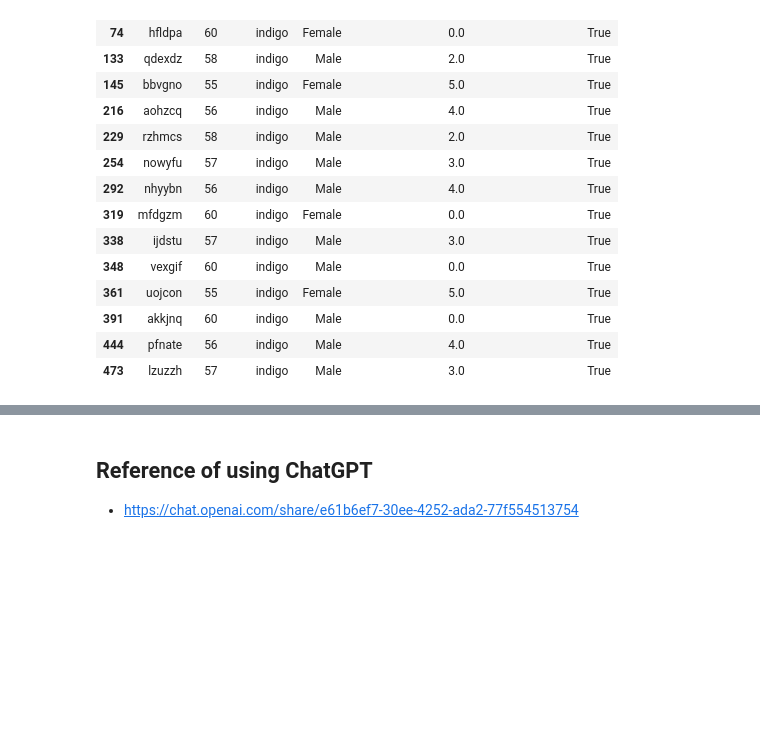
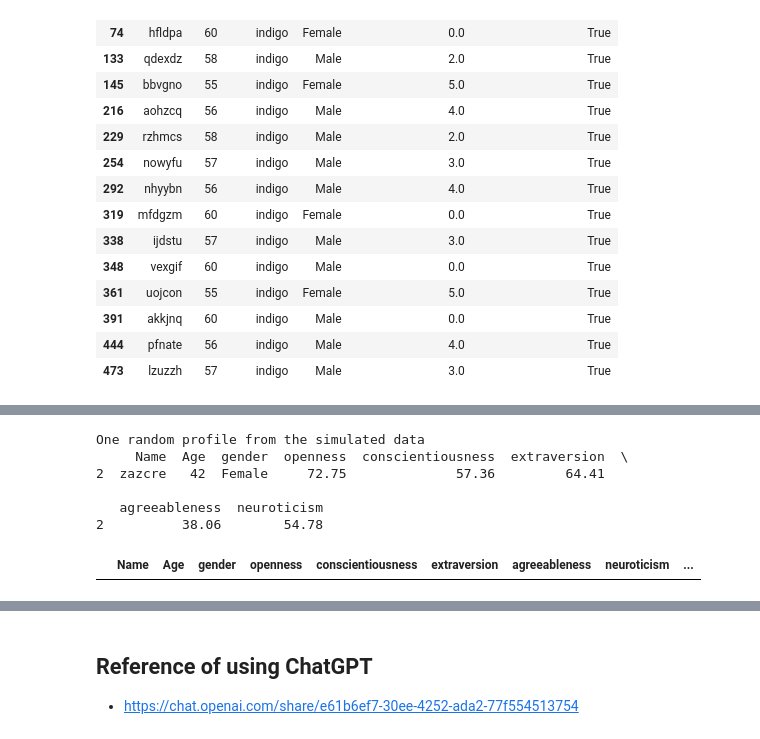
Before and after one commit to oceanumeric/ININ-tutorial, a Jupyter notebook: Labs/lab0_part_i.ipynb, the cells around one changed output, grey strips where cells are left out. Saved outputs shown, nothing was run; the diff lists cells and outputs as text; code cells hidden in the pictures; blank space fills up the shorter version.

```diff
--- a/Labs/lab0_part_i.ipynb
+++ b/Labs/lab0_part_i.ipynb
@@ -297,0 +397,57 @@ One random profile from the big city data
+# %%
+def perfect_match(simulated_data, absolute_age_diff=5, absolute_personality_diff=10):
+
+    # get a random profile
+    one_profile = simulated_data.sample(1)
+
+    print("One random profile from the simulated data")
+    print(one_profile)
+
+    # drop the random profile from the simulated_data
+    simulated_data = simulated_data[simulated_data['Name'] != one_profile['Name'].values[0]]
+
+    # get the matched profile
+    for idx, row in simulated_data.iterrows():
+        # age difference
+        age_diff = abs(one_profile['Age'].values[0] - row['Age'])
+
+        # personality difference
+        personality_diff = abs(one_profile['openness'].values[0] - row['openness']) + \
+                           abs(one_profile['conscientiousness'].values[0] - row['conscientiousness']) + \
+                           abs(one_profile['extraversion'].values[0] - row['extraversion']) + \
+                           abs(one_profile['agreeableness'].values[0] - row['agreeableness']) + \
+                           abs(one_profile['neuroticism'].values[0] - row['neuroticism'])
+
+        # make a copy of row
+        temp_row = row.copy()
+
+        # add age_diff and personality_diff to temp_row
+        temp_row['age_diff'] = age_diff
+
+        # add personality_diff to temp_row
+        temp_row['personality_diff'] = personality_diff
+
+        # make temp_row a DataFrame
+        temp_df = pd.DataFrame([temp_row])
+
+        # append temp_df to one_profile
+        one_profile = pd.concat([one_profile, temp_df], ignore_index=True)
+
+
+    # filter the matched profile
+    matched_profile = one_profile[
+        (one_profile['age_diff'] <= absolute_age_diff)
+        & (one_profile['personality_diff'] <= absolute_personality_diff)
+    ]
+
+    return matched_profile
+
+perfect_match(simulated_data2, absolute_age_diff=5, absolute_personality_diff=10)
+# %% [output]
+One random profile from the simulated data
+     Name  Age  gender  openness  conscientiousness  extraversion  \
+2  zazcre   42  Female     72.75              57.36         64.41
+
+   agreeableness  neuroticism
+2          38.06        54.78
+|  | Name | Age | gender | openness | conscientiousness | extraversion | agreeableness | neuroticism | ... |
```
Also changed, not shown: parts of 5 cells of this notebook.
